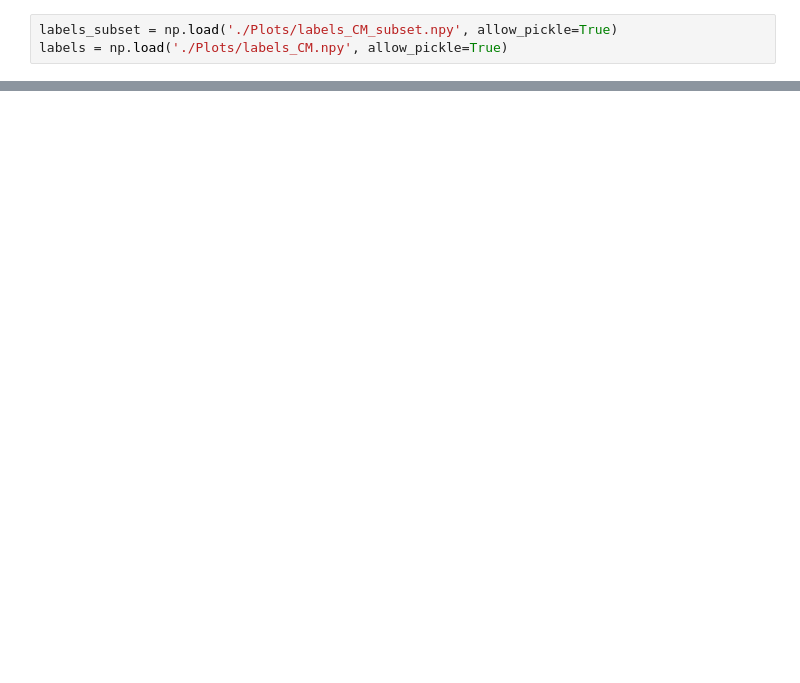
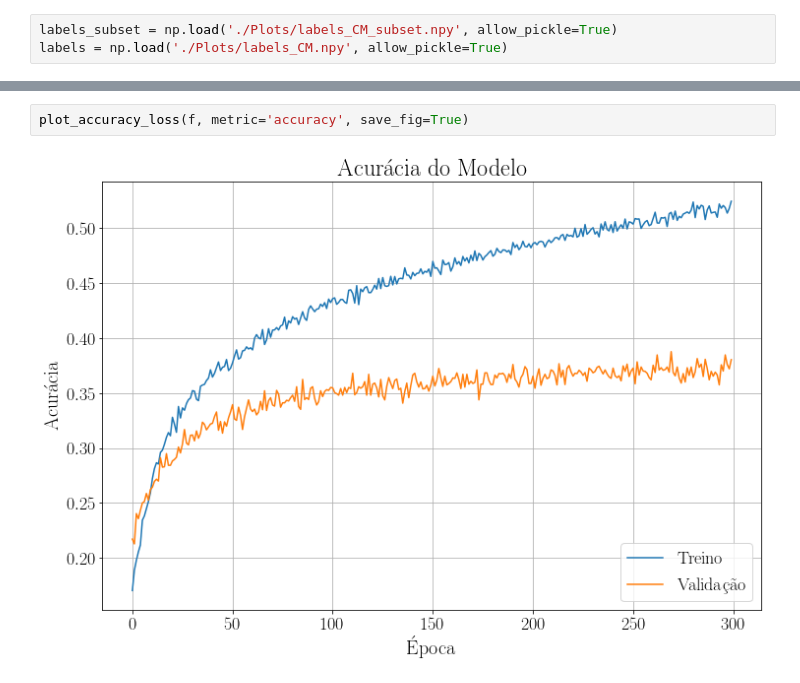
Before and after one commit to fabianaferreira/final-project-src, a Jupyter notebook: Classifier/Insights.ipynb, the cells around one changed output, grey strips where cells are left out. Drawn from its saved outputs; the diff is of its cells as text; blank space fills up the shorter version.

```diff
--- a/Classifier/Insights.ipynb
+++ b/Classifier/Insights.ipynb
@@ -55,0 +23,4 @@ dtype: float64
+# %%
+plot_accuracy_loss(f, metric='accuracy', save_fig=True)
+# %% [output]
+[figure, added]
```
Also changed, not shown: parts of 22 cells of this notebook.
